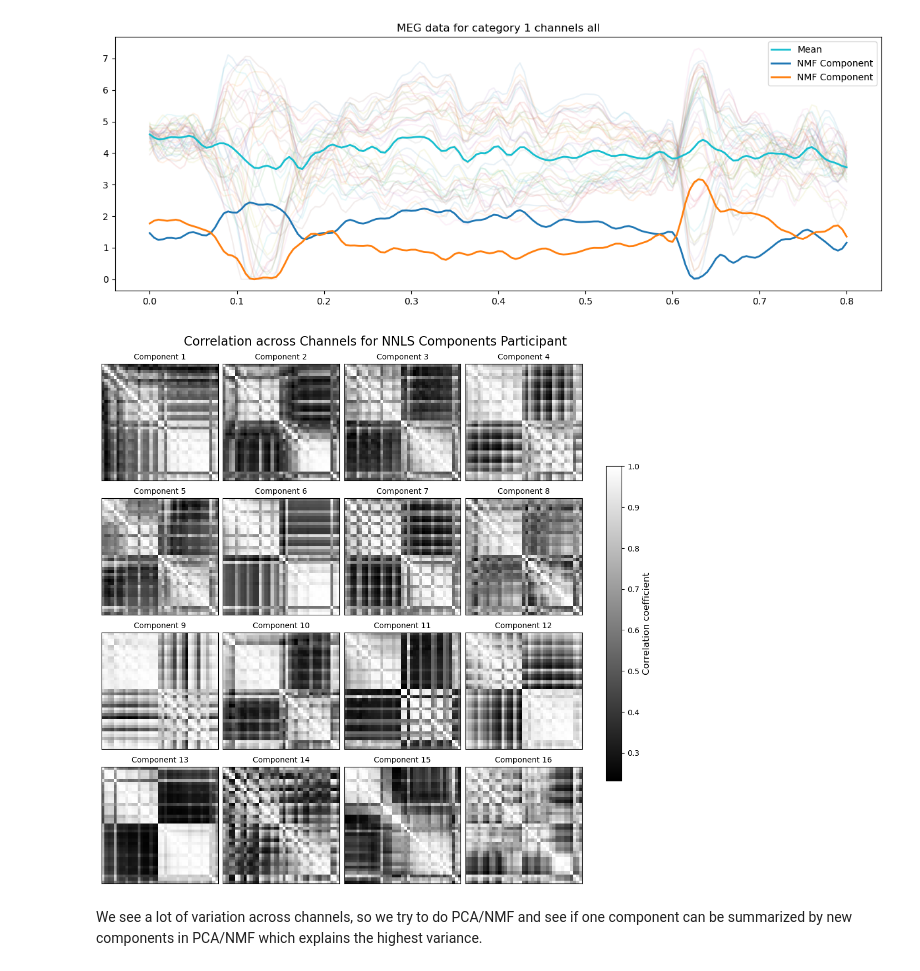
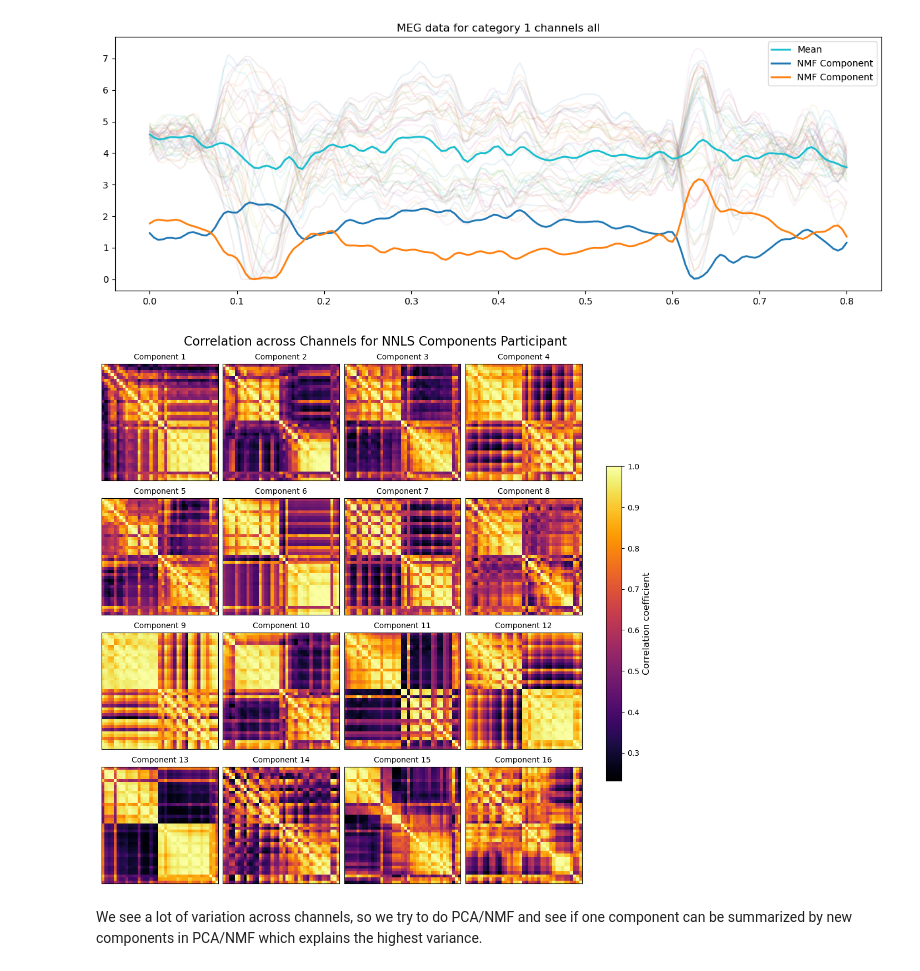
Before and after one commit to AtharvSuryawanshi/Neural-Representations-using-Things-Database, a Jupyter notebook: notebooks/NMF_meg9.ipynb, the cells around one changed output. Drawn from its saved outputs; the diff is of its cells as text; code cells hidden in the pictures.

```diff
--- a/notebooks/NMF_meg9.ipynb
+++ b/notebooks/NMF_meg9.ipynb
@@ -685,23 +685,23 @@ for i in range(nmf_components+1):
 # %%
 # plot 16 plots of correlation between channels for each component
 fig, axes = plt.subplots(4, 4, figsize=(10, 10), constrained_layout=True)
 fig.suptitle('Correlation across Channels for NNLS Components Participant ', fontsize=16)
 
 # Loop through axes and plot
 for i, ax in enumerate(axes.flat):
-    im = ax.imshow(channel_corr_nnls[i, :, :], cmap='gray')
+    im = ax.imshow(channel_corr_nnls[i, :, :], cmap='inferno')
     ax.set_title(f"Component {i+1}", fontsize=10)
     # ax.axis('off')  # optional: hide axis ticks/labels
     ax.set_xticks([])
     ax.set_yticks([])
 
 # Create a shared colorbar
 cbar = fig.colorbar(im, ax=axes.ravel().tolist(), shrink=0.6, orientation='vertical', pad=0.05)
 cbar.set_label('Correlation coefficient', fontsize=12)
 # plt.tight_layout()
 plt.show()
 # %% [output]
-[figure, old version]
+[figure, new version]
 # %% [markdown]
 We see a lot of variation across channels, so we try to do PCA/NMF and see if one component can be summarized by new components in PCA/NMF which explains the highest variance.
 # %%
```
Also changed, not shown: parts of 2 cells of this notebook, 2 other files.
